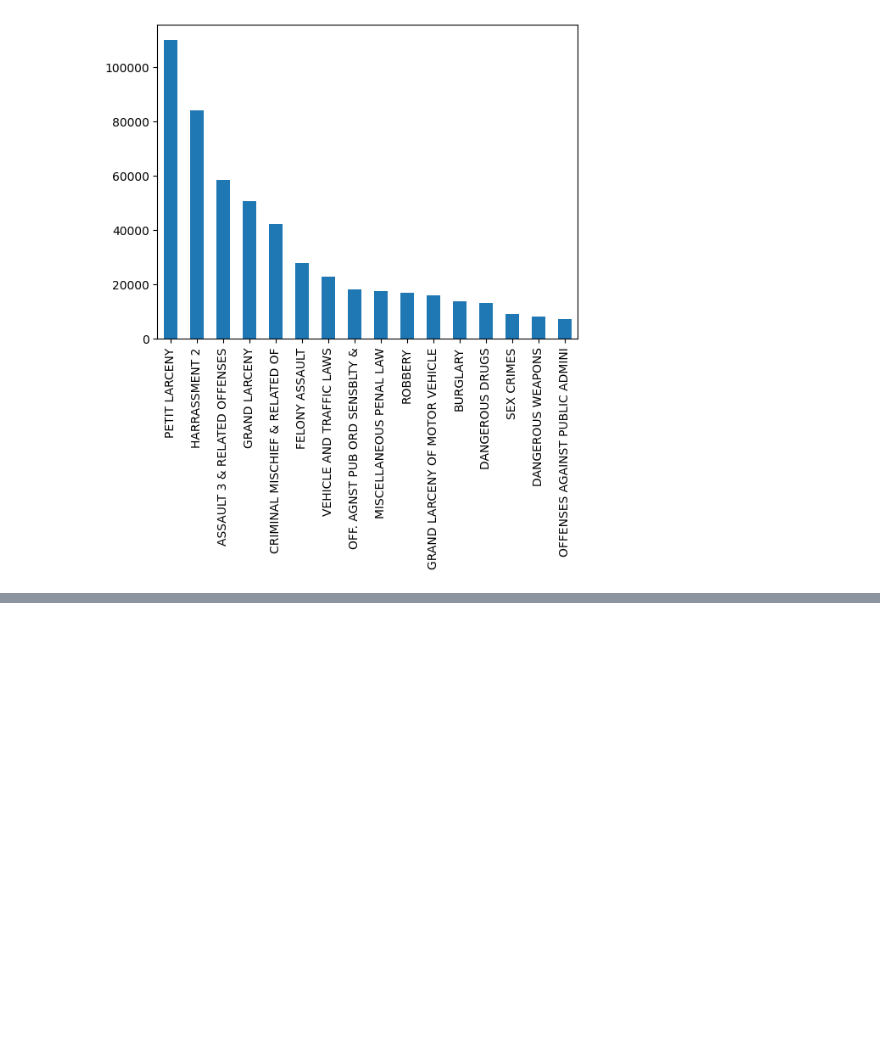
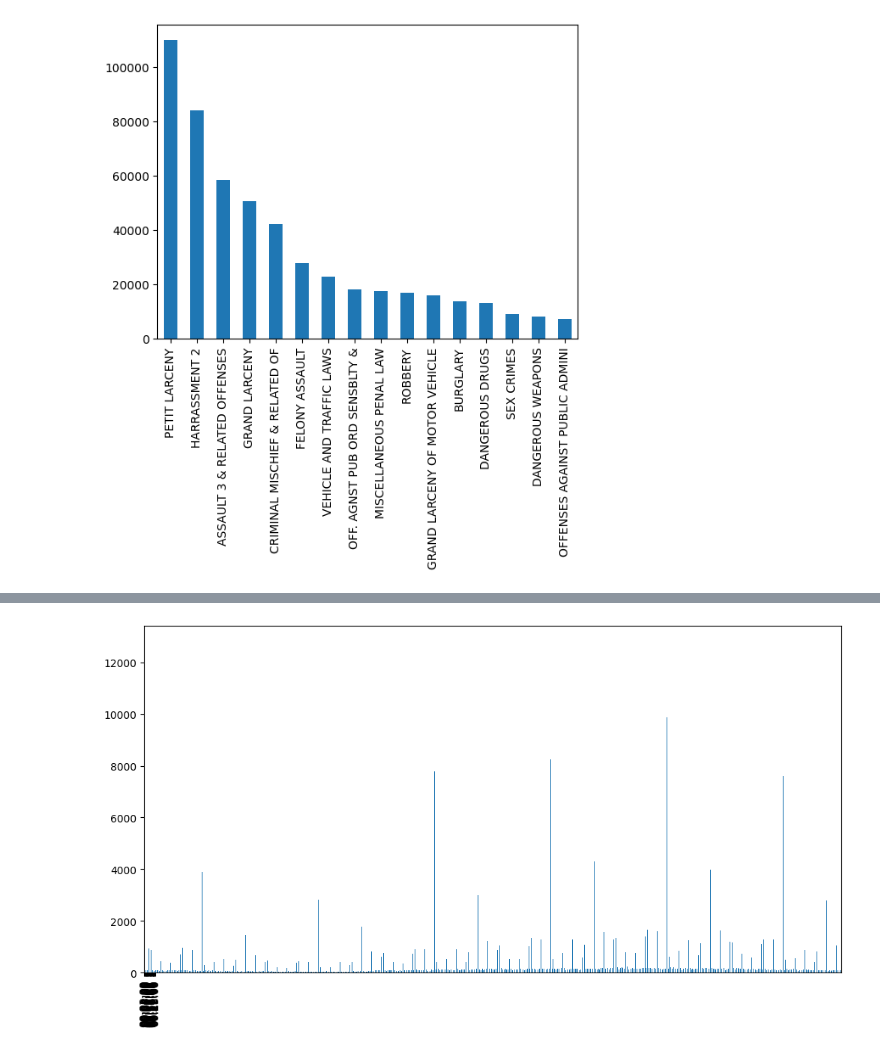
Before and after one commit to johan-bh/Social-Data---Final-Project, a Jupyter notebook: exam_project.ipynb, the cells around one changed output, grey strips where cells are left out. Cells and saved outputs as stored; diff of their text form; code cells hidden in the pictures; blank space fills up the shorter version.

```diff
--- a/exam_project.ipynb
+++ b/exam_project.ipynb
@@ -137,3 +141,17 @@ Index(['PETIT LARCENY', 'HARRASSMENT 2', 'ASSAULT 3 & RELATED OFFENSES',
        'OFFENSES AGAINST PUBLIC ADMINI'],
       dtype='object')
 [figure]
+# %%
+#cmplnt_fr_tm show complaint occurence time
+print(df['CMPLNT_FR_TM'].value_counts())
+#plot occurences over 24 hours - sort by time and x-ticks for each hour
+plt.figure(figsize=(12, 6))
+df['CMPLNT_FR_TM'].value_counts().sort_index().plot(kind='bar')
+plt.xticks(np.arange(0, 24, 1))
+plt.show()
+
+# check complaint occurence date
+print(df['CMPLNT_FR_DT'].value_counts())
+
+# check complaint
+# %% [output]
@@ -139,0 +170 @@ Index(['PETIT LARCENY', 'HARRASSMENT 2', 'ASSAULT 3 & RELATED OFFENSES',
+[figure, added]
```
Also changed, not shown: parts of 7 cells of this notebook.
